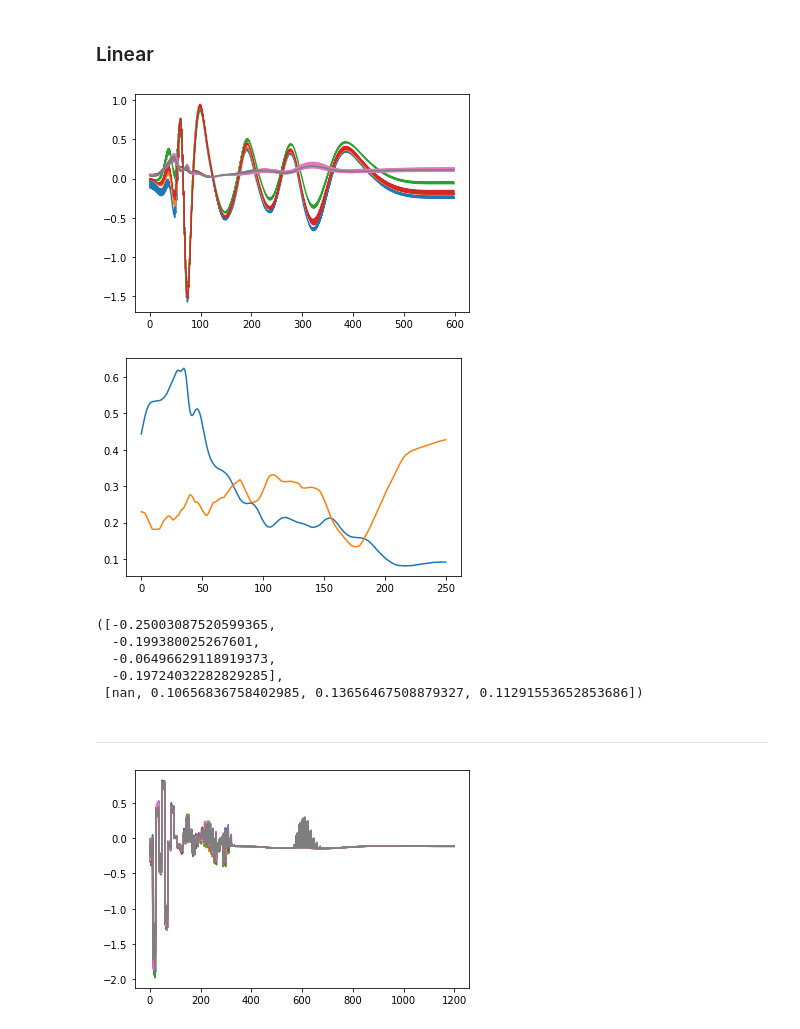
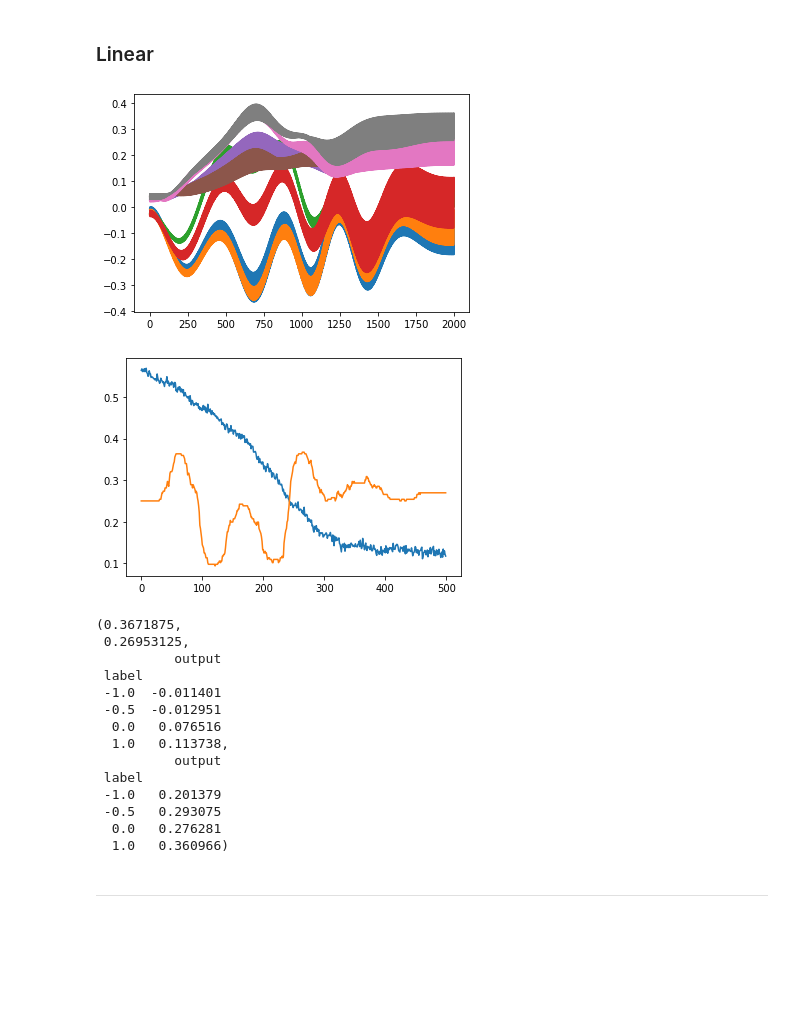
Before and after one commit to RohanM/news-bias, a Jupyter notebook: finetune.ipynb, the cells around one changed output. Cells and saved outputs as stored; diff of their text form; code cells hidden in the pictures; blank space fills up the shorter version.

```diff
--- a/finetune.ipynb
+++ b/finetune.ipynb
@@ -269,8 +268,8 @@ class Trainer:
         self.model = model
         self.train_dataloader = train_dataloader
         self.valid_dataloader = valid_dataloader
-        self.optimizer = AdamW(model.parameters(), lr=lr)
-        #self.optimizer = SGD(model.parameters(), lr=lr)
+        #self.optimizer = AdamW(model.parameters(), lr=lr)
+        self.optimizer = SGD(model.parameters(), lr=lr)
         self.acc_thresh = acc_thresh
         self.device = torch.device("cuda") if torch.cuda.is_available() else torch.device("cpu")
 
@@ -363,7 +362,7 @@ class Trainer:
 # %% [markdown]
 # Train
 # %%
-def plot_results(results, smoothing_window=50):
+def plot_results(results, smoothing_window=1):
     window = [1/smoothing_window] * smoothing_window
     plt.plot(np.convolve(results['losses'], window, 'valid'))
     plt.plot(np.convolve(results['accuracies'], window, 'valid'))
@@ -406,8 +405,8 @@ cms = []
 all_results = []
 # %%
 # Display outputs over training
-trainer = Trainer(model, train_dataloader, valid_dataloader, lr=0.00001, acc_thresh=0.25)
-results = trainer.train(300)
+trainer = Trainer(model, train_dataloader, valid_dataloader, lr=0.000001)
+results = trainer.train(500)
 # %%
 means = [e.output.tolist() for e in results['means']]
 stds = [e.output.tolist() for e in results['stds']]
@@ -415,26 +414,27 @@ plt.plot(means)
 plt.plot(stds)
 plt.show()
 # %% [output]
-[figure, old version]
+[figure, new version]
 # %%
-plot_results(results)
+plot_results(results, 1)
 # %% [output]
-[figure, old version]
+[figure, new version]
-# %%
-means[-1], stds[-1]
-# %% [output]
-([-0.25003087520599365,
-  -0.199380025267601,
-  -0.06496629118919373,
-  -0.19724032282829285],
- [nan, 0.10656836758402985, 0.13656467508879327, 0.11291553652853686])
+# %%
+max(results['accuracies']), results['accuracies'][-1], results['means'][-1], results['stds'][-1]
+# %% [output]
+(0.3671875,
+ 0.26953125,
+          output
+ label
+ -1.0  -0.011401
+ -0.5  -0.012951
+  0.0   0.076516
+  1.0   0.113738,
+          output
+ label
+ -1.0   0.201379
+ -0.5   0.293075
+  0.0   0.276281
+  1.0   0.360966)
 # %% [markdown]
 ---
-# %%
-outputs = results['outputs']
-outputs = [e for e in outputs if len(e) == 8]
-
-plt.plot(outputs)
-plt.show()
-# %% [output]
-[figure, removed]
```
Also changed, not shown: parts of 14 cells of this notebook.
